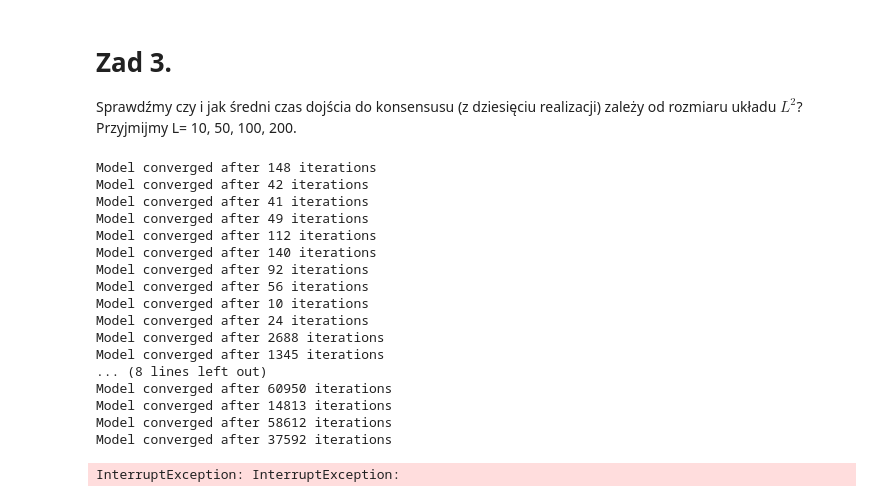
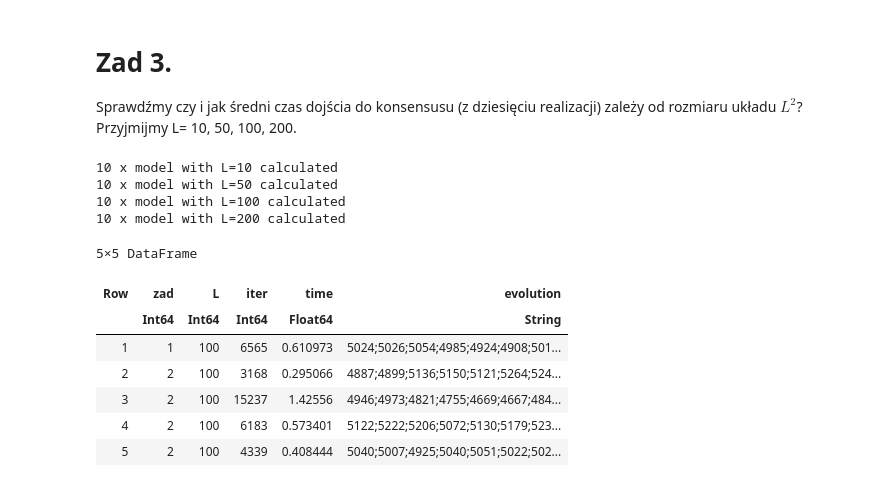
Before and after one commit to stawarzkrzysztof/socjologiaobliczeniowa2025, a Jupyter notebook: zad1/v1_julia.ipynb, the cells around one changed output. Saved outputs shown, nothing was run; the diff lists cells and outputs as text; code cells hidden in the pictures.

Commit message:
final_model_commit

```diff
--- a/zad1/v1_julia.ipynb
+++ b/zad1/v1_julia.ipynb
@@ -7,3 +7,5 @@ using Random, Plots, DataFrames
+# %%
+L = 100;
 # %%
 function voter_model(; L=100, max_iter=100_000, verbose=true)
 
@@ -41,12 +43,14 @@ function voter_model(; L=100, max_iter=100_000, verbose=true)
 
     elapsed_time = end_time - start_time
 
-    # end message using fancy ternary operator
-    i == max_iter && verbose ? println("Model did not converge, max_iter=$i reached") : println("Model converged after $i iterations")
+    if verbose
+        # end message using fancy ternary operator
+        i == max_iter ? println("Model for L=$L did not converge, max_iter=$i reached") : println("Model for L=$L converged after $i iterations")
+    end
 
     return (i, elapsed_time, yesses)
 
 end;
 # %%
-(iterations_passed, time_elapsed, ans_evolution) = voter_model(L=100);
+(iterations_passed, time_elapsed, ans_evolution) = voter_model(L=L);
 # %% [output]
@@ -54,6 +58,6 @@ Model converged after 23341 iterations
 # %%
 df = DataFrame(zad = 1,
-               L = 100,
+               L = L,
                iter = iterations_passed,
                time = time_elapsed,
                evolution = join(string.(ans_evolution), ";"));
@@ -84,36 +73,26 @@ Model converged after 5196 iterations
   # Zad 3.
 Sprawdźmy czy i jak średni czas dojścia do konsensusu (z dziesięciu realizacji) zależy od rozmiaru układu $L^2$? Przyjmijmy L= 10, 50, 100, 200.
 # %%
-for i in 1:10
-    (iterations_passed, time_elapsed, ans_evolution) = voter_model(L=10);
-    push!(df, (3, 10, iterations_passed, time_elapsed, join(string.(ans_evolution), ";")))
-end
-
-for i in 1:10
-    (iterations_passed, time_elapsed, ans_evolution) = voter_model(L=50);
-    push!(df, (3, 50, iterations_passed, time_elapsed, join(string.(ans_evolution), ";")))
-end
-
-for i in 1:10
-    (iterations_passed, time_elapsed, ans_evolution) = voter_model(L=200);
-    push!(df, (3, 200, iterations_passed, time_elapsed, join(string.(ans_evolution), ";")))
-end
+for L in [10, 50, 100, 200]
+    for i in 1:10
+        (iterations_passed, time_elapsed, ans_evolution) = voter_model(L=L, verbose=false);
+        push!(df, (3, L, iterations_passed, time_elapsed, join(string.(ans_evolution), ";")))
+    end
+    println("10 x model with L=$L calculated")
+end;
 # %% [output]
-Model converged after 148 iterations
-Model converged after 42 iterations
-Model converged after 41 iterations
-Model converged after 49 iterations
-Model converged after 112 iterations
-Model converged after 140 iterations
-Model converged after 92 iterations
-Model converged after 56 iterations
-Model converged after 10 iterations
-Model converged after 24 iterations
-Model converged after 2688 iterations
-Model converged after 1345 iterations
-... (8 lines left out)
-Model converged after 60950 iterations
-Model converged after 14813 iterations
-Model converged after 58612 iterations
-Model converged after 37592 iterations
+10 x model with L=10 calculated
+10 x model with L=50 calculated
+10 x model with L=100 calculated
+10 x model with L=200 calculated
-InterruptException: InterruptException:
+# %%
+first(df, 5)
+# %% [output]
+5×5 DataFrame
+| Row | zad | L | iter | time | evolution |
+|  | Int64 | Int64 | Int64 | Float64 | String |
+| 1 | 1 | 100 | 6565 | 0.610973 | 5024;5026;5054;4985;4924;4908;501... |
+| 2 | 2 | 100 | 3168 | 0.295066 | 4887;4899;5136;5150;5121;5264;524... |
+| 3 | 2 | 100 | 15237 | 1.42556 | 4946;4973;4821;4755;4669;4667;484... |
+| 4 | 2 | 100 | 6183 | 0.573401 | 5122;5222;5206;5072;5130;5179;523... |
+| 5 | 2 | 100 | 4339 | 0.408444 | 5040;5007;4925;5040;5051;5022;502... |
```
Also changed, not shown: parts of 6 cells of this notebook, 3 other files.
